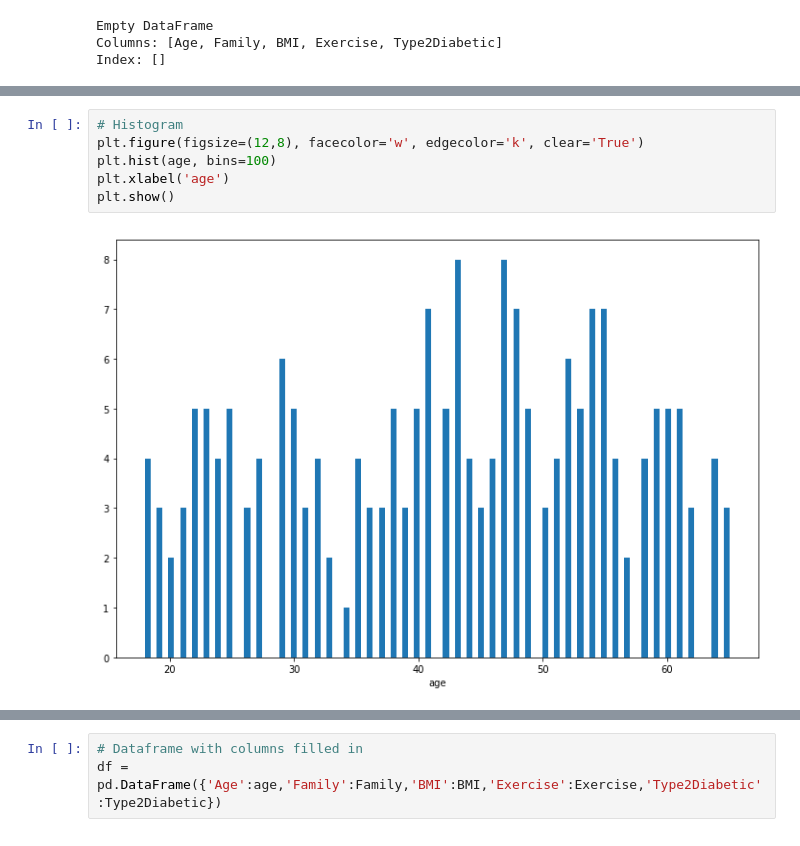
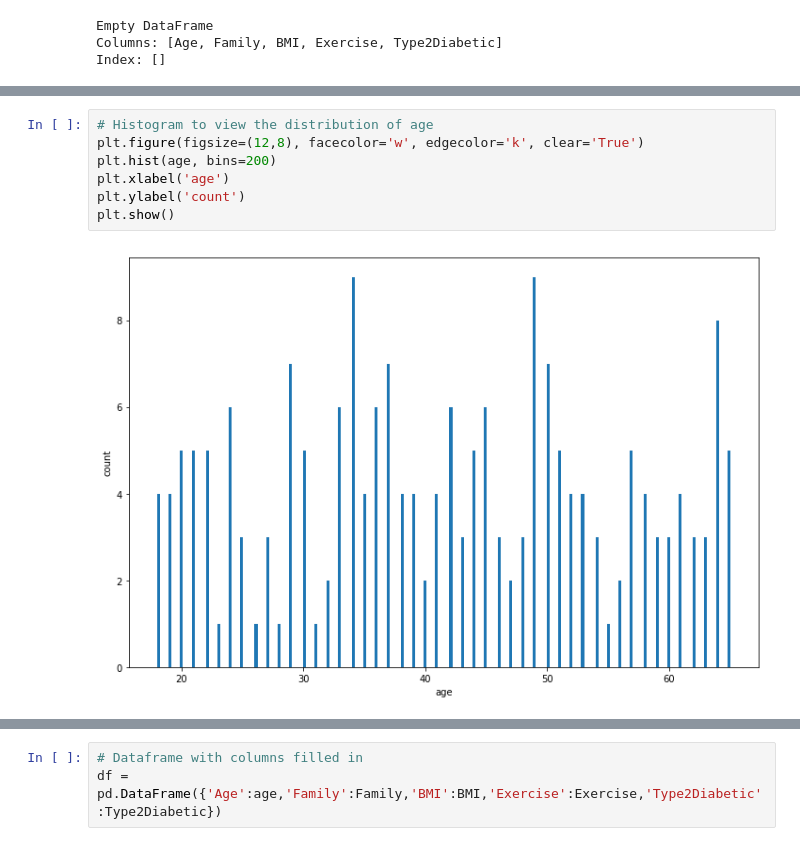
Before and after one commit to pauladaly/Programming_DA_Project, a Jupyter notebook: Programming_DA_Project.ipynb, the cells around one changed output, grey strips where cells are left out. Saved outputs shown, nothing was run; the diff lists cells and outputs as text.

```diff
--- a/Programming_DA_Project.ipynb
+++ b/Programming_DA_Project.ipynb
@@ -79,10 +100,11 @@ np.mean(age)
 # %%
-# Histogram
+# Histogram to view the distribution of age
 plt.figure(figsize=(12,8), facecolor='w', edgecolor='k', clear='True')
-plt.hist(age, bins=100)
+plt.hist(age, bins=200)
 plt.xlabel('age')
+plt.ylabel('count')
 plt.show()
 # %% [output]
-[figure, old version]
+[figure, new version]
 # %%
 # Genearate Family (yes/no)
```
Also changed, not shown: parts of 17 cells of this notebook.
